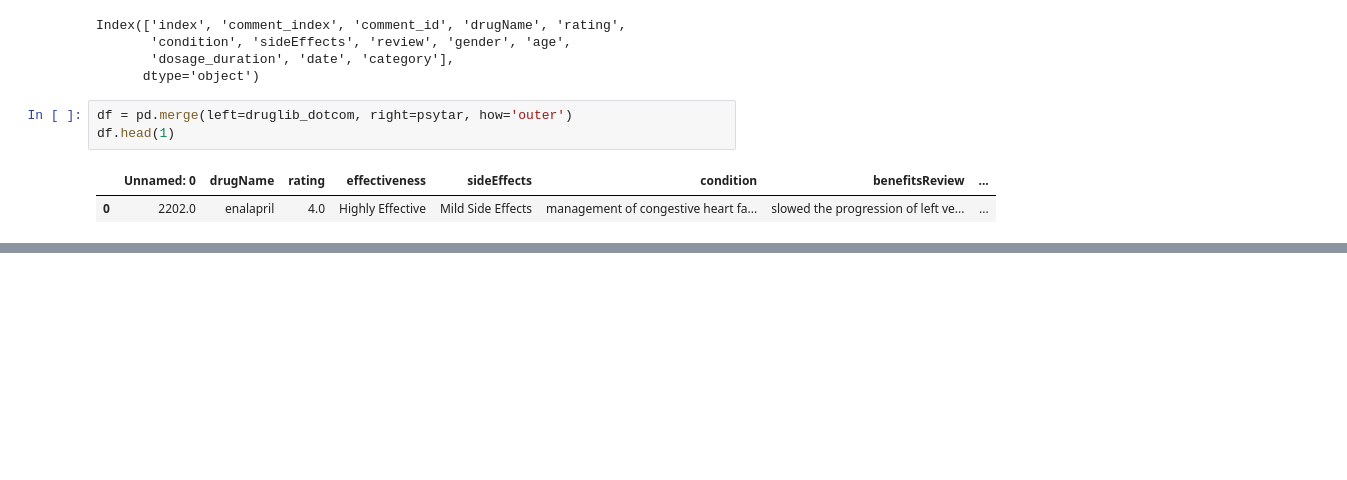
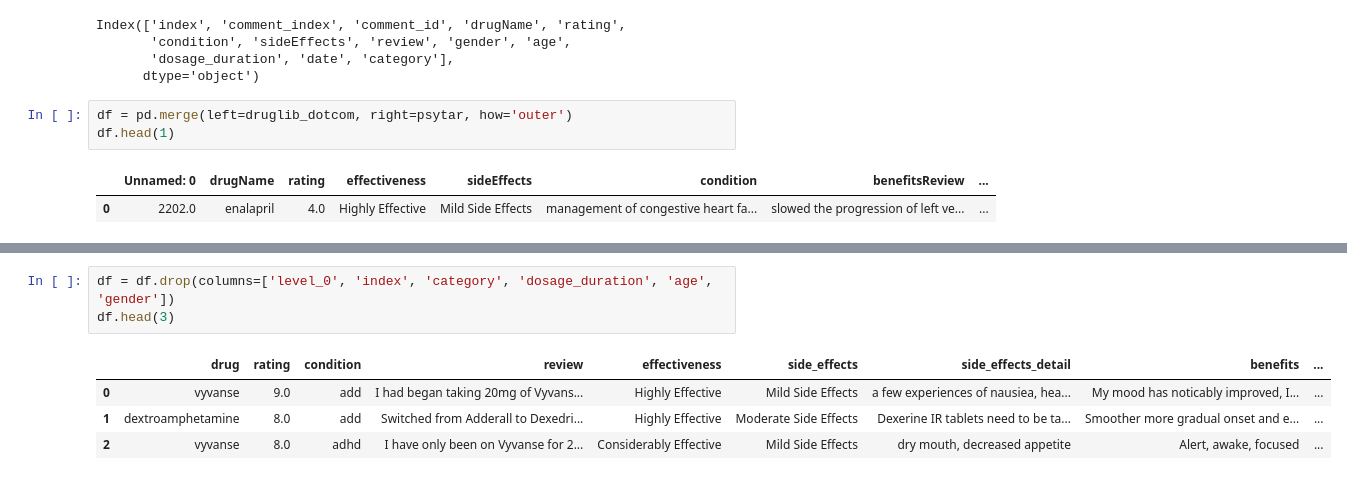
Before and after one commit to fractaldatalearning/psychedelic_efficacy, a Jupyter notebook: notebooks/1-kl-wrangle-tabular.ipynb, the cells around one changed output, grey strips where cells are left out. Drawn from its saved outputs; the diff is of its cells as text; blank space fills up the shorter version.

```diff
--- a/notebooks/1-kl-wrangle-tabular.ipynb
+++ b/notebooks/1-kl-wrangle-tabular.ipynb
@@ -221,0 +403,8 @@ df = df.rename(columns={'drugName':'drug', 'sideEffects':'side_effects',
+# %%
+df = df.drop(columns=['level_0', 'index', 'category', 'dosage_duration', 'age', 'gender'])
+df.head(3)
+# %% [output]
+|  | drug | rating | condition | review | effectiveness | side_effects | side_effects_detail | benefits | ... |
+| 0 | vyvanse | 9.0 | add | I had began taking 20mg of Vyvans... | Highly Effective | Mild Side Effects | a few experiences of nausiea, hea... | My mood has noticably improved, I... | ... |
+| 1 | dextroamphetamine | 8.0 | add | Switched from Adderall to Dexedri... | Highly Effective | Moderate Side Effects | Dexerine IR tablets need to be ta... | Smoother more gradual onset and e... | ... |
+| 2 | vyvanse | 8.0 | adhd | I have only been on Vyvanse for 2... | Considerably Effective | Mild Side Effects | dry mouth, decreased appetite | Alert, awake, focused | ... |
```
Also changed, not shown: parts of 29 cells of this notebook.
